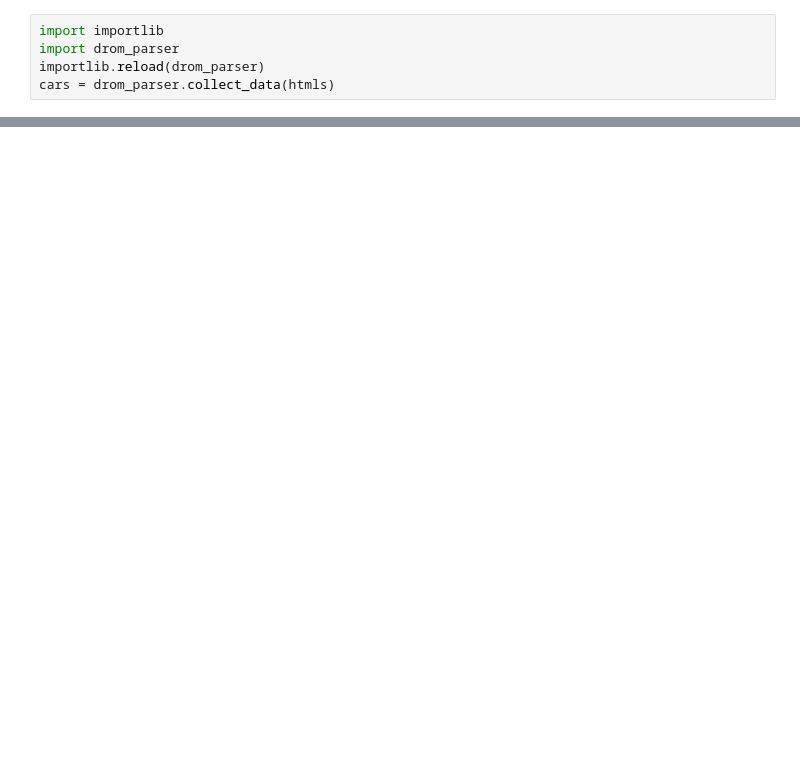
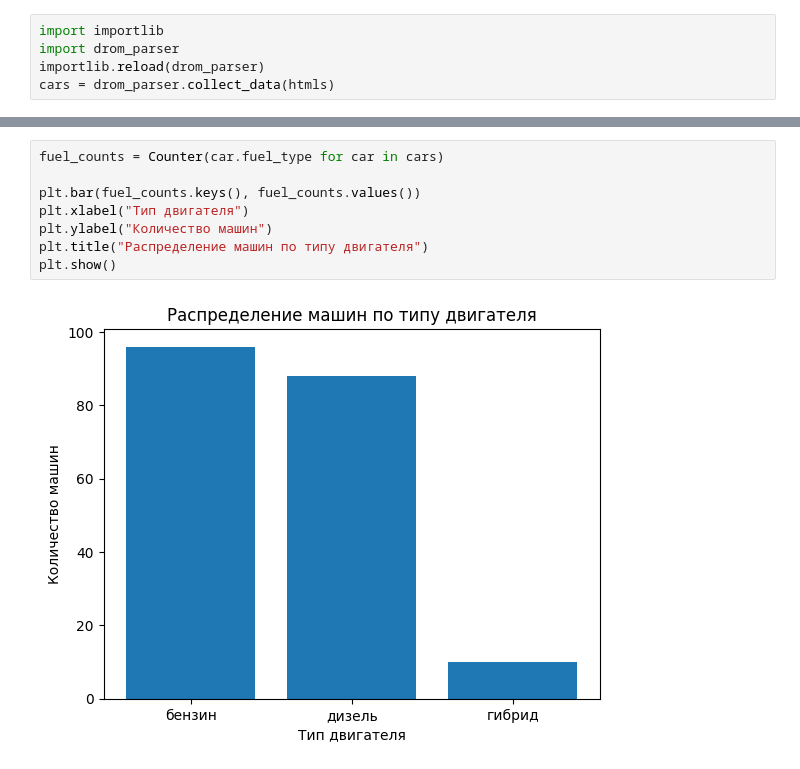
Before and after one commit to SergoDobro/FinParse, a Jupyter notebook: DataParsers/drom.ipynb, the cells around one changed output, grey strips where cells are left out. Saved outputs shown, nothing was run; the diff lists cells and outputs as text; blank space fills up the shorter version.

```diff
--- a/DataParsers/drom.ipynb
+++ b/DataParsers/drom.ipynb
@@ -65,0 +107,10 @@ BMW 5-Series, 2022 | 5-Series | 2022 | 24000 |2.0L | 190 HP | дизель | 4WD
+# %%
+fuel_counts = Counter(car.fuel_type for car in cars)
+
+plt.bar(fuel_counts.keys(), fuel_counts.values())
+plt.xlabel("Тип двигателя")
+plt.ylabel("Количество машин")
+plt.title("Распределение машин по типу двигателя")
+plt.show()
+# %% [output]
+[figure, added]
```
Also changed, not shown: parts of 10 cells of this notebook.
